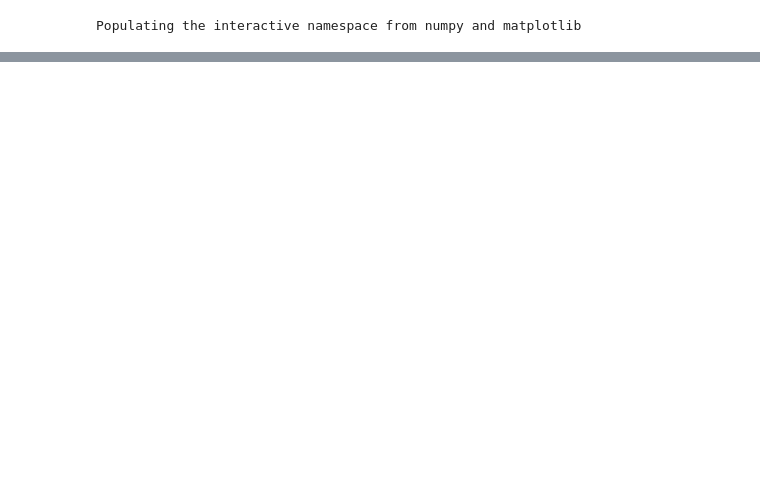
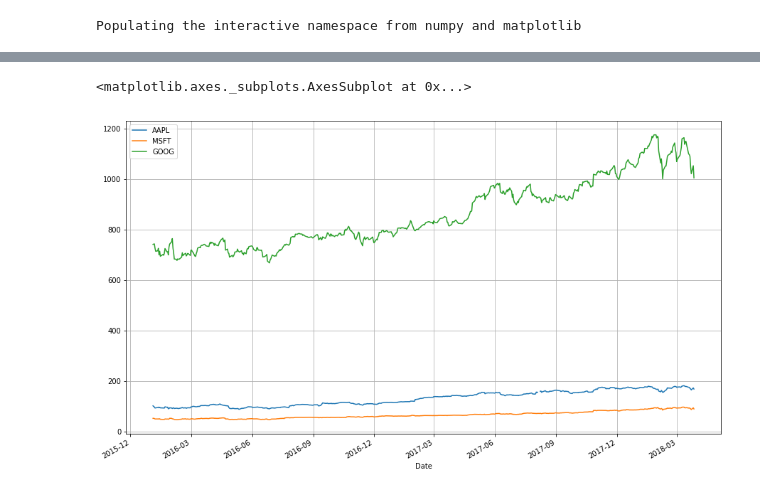
Before and after one commit to shankarnathan/Stock-Market-Data, a Jupyter notebook: stockdata.ipynb, the cells around one changed output, grey strips where cells are left out. Saved outputs shown, nothing was run; the diff lists cells and outputs as text; code cells hidden in the pictures; blank space fills up the shorter version.

```diff
--- a/stockdata.ipynb
+++ b/stockdata.ipynb
@@ -38,0 +133,9 @@ apple["Adj. Close"].plot(grid = True)
+# %%
+microsoft, google = (quandl.get("WIKI/" + s, start_date=start, end_date=end) for s in ["MSFT", "GOOG"])
+
+# Below I create a DataFrame consisting of the adjusted closing price of these stocks, first by making a list of these objects and using the join method
+stocks = pd.DataFrame({"AAPL": apple["Adj. Close"],
+                      "MSFT": microsoft["Adj. Close"],
+                      "GOOG": google["Adj. Close"]})
+
+stocks.head()
@@ -38,0 +150,5 @@ apple["Adj. Close"].plot(grid = True)
+# %%
+stocks.plot(grid = True)
+# %% [output]
+<matplotlib.axes._subplots.AxesSubplot at 0x...>
+[figure, added]
```
Also changed, not shown: parts of 6 cells of this notebook, 2 other files.
